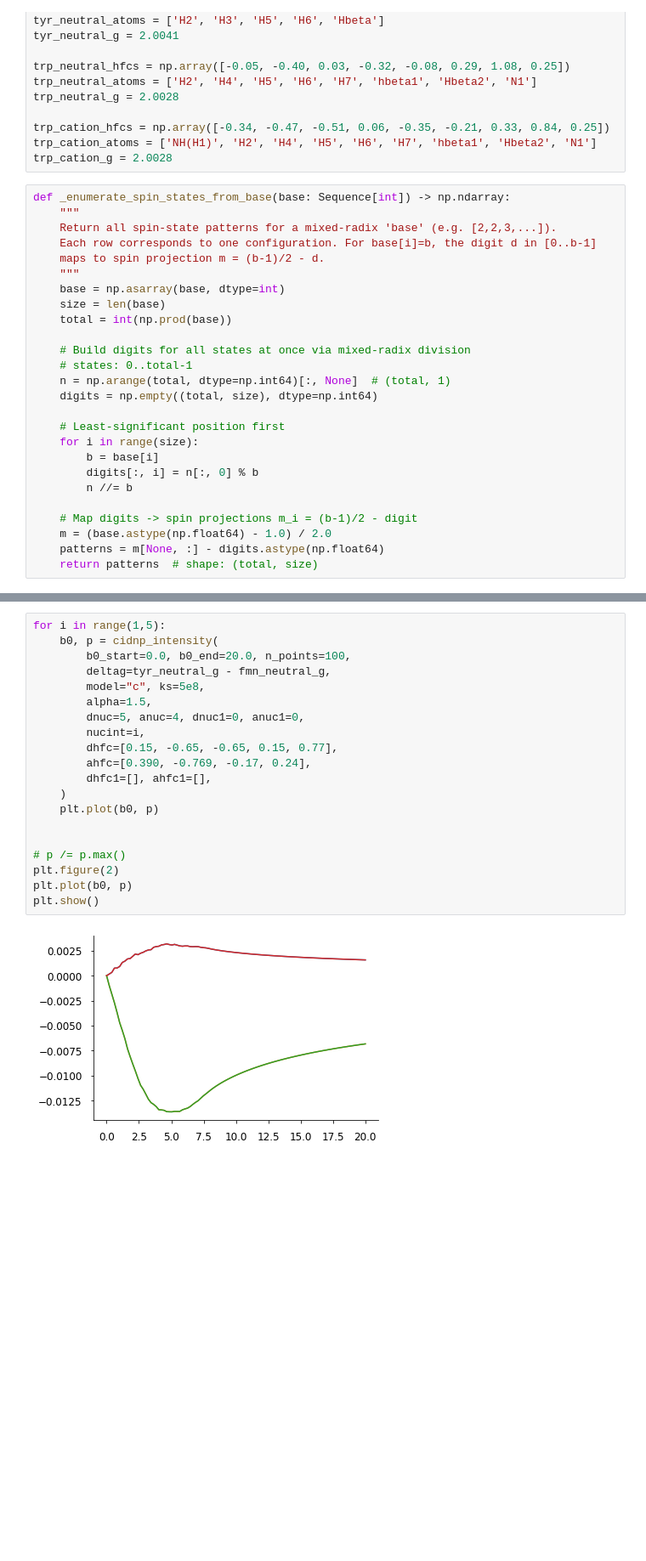
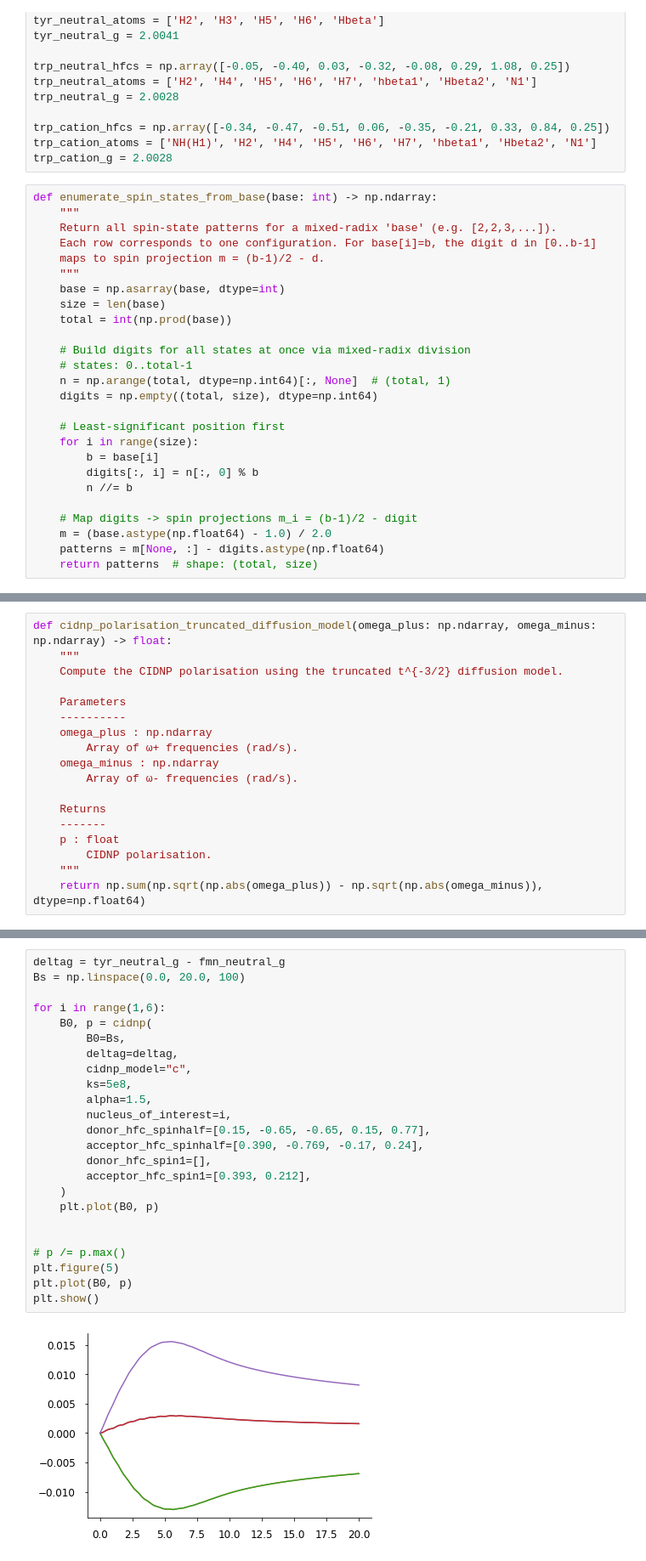
Before and after one commit to Spin-Chemistry-Labs/radicalpy, a Jupyter notebook: examples/cidnp_new.ipynb, the cells around one changed output, grey strips where cells are left out. Shown: that part at 85% size. Cells and saved outputs as stored; diff of their text form; blank space fills up the shorter version.

```diff
--- a/examples/cidnp_new.ipynb
+++ b/examples/cidnp_new.ipynb
@@ -23,7 +25,7 @@ trp_cation_hfcs = np.array([-0.34, -0.47, -0.51, 0.06, -0.35, -0.21, 0.33, 0.84,
 trp_cation_atoms = ['NH(H1)', 'H2', 'H4', 'H5', 'H6', 'H7', 'hbeta1', 'Hbeta2', 'N1']
 trp_cation_g = 2.0028
 # %%
-def _enumerate_spin_states_from_base(base: Sequence[int]) -> np.ndarray:
+def enumerate_spin_states_from_base(base: int) -> np.ndarray:
     """
     Return all spin-state patterns for a mixed-radix 'base' (e.g. [2,2,3,...]).
     Each row corresponds to one configuration. For base[i]=b, the digit d in [0..b-1]
@@ -50,0 +107,18 @@ def _enumerate_spin_states_from_base(base: Sequence[int]) -> np.ndarray:
+# %%
+def cidnp_polarisation_truncated_diffusion_model(omega_plus: np.ndarray, omega_minus: np.ndarray) -> float:
+    """
+    Compute the CIDNP polarisation using the truncated t^{-3/2} diffusion model.
+
+    Parameters
+    ----------
+    omega_plus : np.ndarray
+        Array of ω+ frequencies (rad/s).
+    omega_minus : np.ndarray
+        Array of ω- frequencies (rad/s).
+
+    Returns
+    -------
+    p : float
+        CIDNP polarisation.
+    """
+    return np.sum(np.sqrt(np.abs(omega_plus)) - np.sqrt(np.abs(omega_minus)), dtype=np.float64)
@@ -202,22 +275,26 @@ def cidnp_intensity(
 # %%
-for i in range(1,5):
-    b0, p = cidnp_intensity(
-        b0_start=0.0, b0_end=20.0, n_points=100,
-        deltag=tyr_neutral_g - fmn_neutral_g,
-        model="c", ks=5e8,
+deltag = tyr_neutral_g - fmn_neutral_g
+Bs = np.linspace(0.0, 20.0, 100)
+
+for i in range(1,6):
+    B0, p = cidnp(
+        B0=Bs,
+        deltag=deltag,
+        cidnp_model="c",
+        ks=5e8,
         alpha=1.5,
-        dnuc=5, anuc=4, dnuc1=0, anuc1=0,
-        nucint=i,
-        dhfc=[0.15, -0.65, -0.65, 0.15, 0.77],
-        ahfc=[0.390, -0.769, -0.17, 0.24],
-        dhfc1=[], ahfc1=[],
+        nucleus_of_interest=i,
+        donor_hfc_spinhalf=[0.15, -0.65, -0.65, 0.15, 0.77],
+        acceptor_hfc_spinhalf=[0.390, -0.769, -0.17, 0.24],
+        donor_hfc_spin1=[],
+        acceptor_hfc_spin1=[0.393, 0.212],
     )
-    plt.plot(b0, p)
+    plt.plot(B0, p)
 
 
 # p /= p.max()
-plt.figure(2)
-plt.plot(b0, p)
+plt.figure(5)
+plt.plot(B0, p)
 plt.show()
 # %% [output]
-[figure, old version]
+[figure, new version]
```
Also changed, not shown: parts of 8 cells of this notebook.
